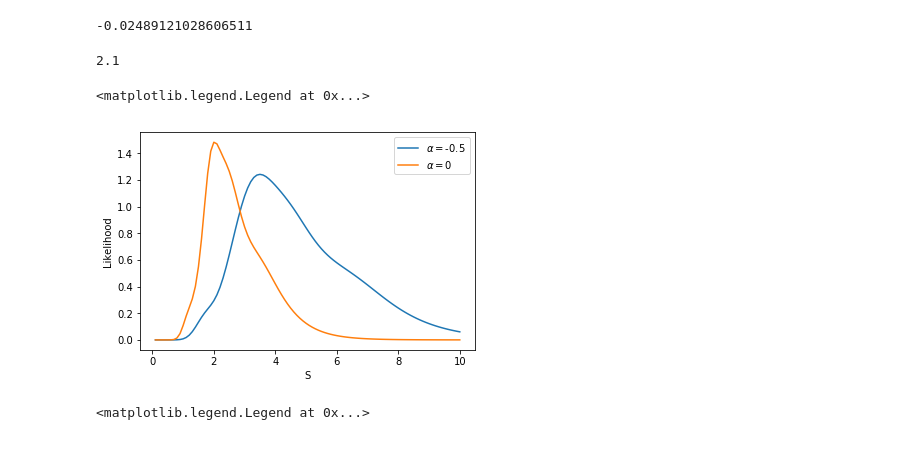
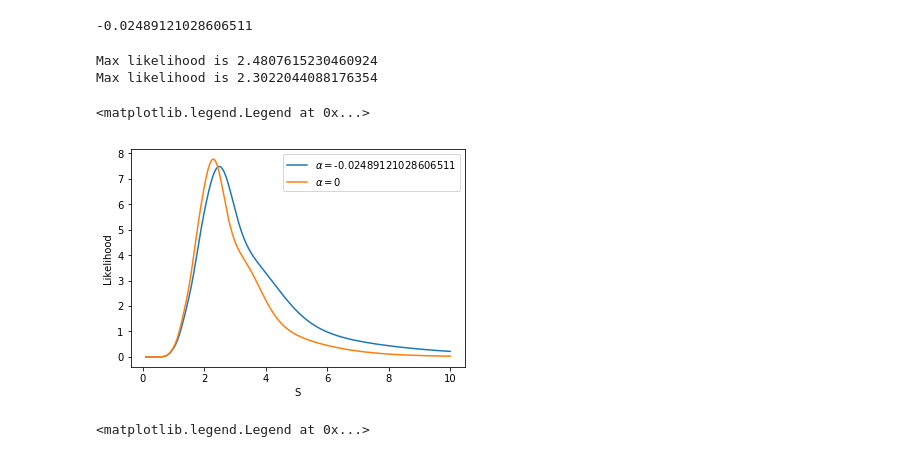
Before and after one commit to katemarvel/WCRP_ECS, a Jupyter notebook: ForwardModel.ipynb, the cells around one changed output. Saved outputs shown, nothing was run; the diff lists cells and outputs as text; code cells hidden in the pictures.

```diff
--- a/ForwardModel.ipynb
+++ b/ForwardModel.ipynb
@@ -22,7 +22,7 @@ is equal to the equilibrium sensitivity ($S=S_{hist}$).
 
 We have observations of the temperature change $\Delta T$ and the rate of ocean heat uptake $\Delta Q$ (roughly equivalent to the TOA imbalance because the land heat capacity is negligible).  We can estimate the radiative forcing $\Delta F$ from inventories of CO$_2$ emissons and aerosol burden.  The uncertainites in these quantities are (initially) assumed to be Gaussian).
 # %%
-nsamp=100
+
 dT = np.random.normal(loc=0.91,scale=0.11/1.96,size=nsamp)
 dQ = np.random.normal(0.61,0.14/1.96,size=nsamp)
 # %% [markdown]
@@ -201,7 +205,7 @@ Let's also assume that forcing is
 $$\Delta F_{LGM} = N(-8.8,2.0)$$
 Once again, we can calculate the kernel density. For a given ECS and
 # %%
-nsamp=100
+
 dT_LGM = np.random.normal(loc=-5.0,scale=1.0,size=nsamp)
 dF_LGM = np.random.normal(loc=-8.8,scale=2.0,size=nsamp)
 values_LGM = np.zeros((2,nsamp))
@@ -215,8 +219,10 @@ ax.set_ylabel(r"$\Delta F$")
 ax.set_xlabel(r"$\Delta T$")
 plot_complex_line(3,0,ax=ax,label="ECS=3, no state dep")
 
+#plot_complex_line(3,-.1,label=r"ECS=3, $\alpha=-0.1$")
 plot_complex_line(3,-.1,label=r"ECS=3, $\alpha=-0.1$")
-plot_complex_line(3,-.2,label=r"ECS=3, $\alpha=-0.2$")
+plot_complex_line(4,-.1,label=r"ECS=4, $\alpha=-0.1$")
+plot_complex_line(4,0,label=r"ECS=4, $\alpha=0$")
 plt.legend()
 # %% [output]
 <matplotlib.legend.Legend at 0x...>
@@ -224,12 +230,12 @@ plt.legend()
 # %%
-def get_LGM_likelihood(alpha,plot=True):
+def get_LGM_likelihood(alpha,plot=True,print_max_likelihood=False):
     likelihood_LGM = []
 
     Ts = np.linspace(-10,0,nsamp)
     S_possibilities = np.linspace(.1,10,num=nsamp)
     for S in S_possibilities:
         #the plane is given by
-        Fs=Ts*(F2x+alpha*Ts)/S
+        Fs=Ts*(F2x/S+alpha*Ts)
         #now evaluate the kernel density on the plane using kde
         Svals=np.vstack((Ts,Fs))
         likelihood_LGM += [np.sum(kde_LGM(Svals))]
@@ -237,6 +243,8 @@ def get_LGM_likelihood(alpha,plot=True):
         plt.plot(S_possibilities,likelihood_LGM,label=r"$\alpha=$"+str(alpha))
         plt.xlabel("S")
         plt.ylabel("Likelihood")
+    if print_max_likelihood:
+        print("Max likelihood is "+str(S_possibilities[np.argmax(likelihood_LGM)]))
     else:
         return likelihood_LGM
 # %%
@@ -347,17 +454,18 @@ alpha_erf
 # %% [output]
 -0.02489121028606511
 # %%
-get_LGM_likelihood(alpha=-.5)
-get_LGM_likelihood(alpha=0)
-lgm_giss=get_LGM_likelihood(alpha=alpha_erf,plot=False)
-lgm_0=get_LGM_likelihood(alpha=0,plot=False)
-print(np.linspace(.1,10,num=nsamp)[np.argmax(lgm_giss)])
-np.linspace(.1,10,num=nsamp)[np.argmax(lgm_0)]
+get_LGM_likelihood(alpha=alpha_erf,print_max_likelihood=True)
+get_LGM_likelihood(alpha=0,print_max_likelihood=True)
+#lgm_giss=get_LGM_likelihood(alpha=alpha_erf,plot=False)
+#lgm_0=get_LGM_likelihood(alpha=0,plot=False)
+#print(np.linspace(.1,10,num=nsamp)[np.argmax(lgm_giss)])
+#np.linspace(.1,10,num=nsamp)[np.argmax(lgm_0)]
 plt.legend()
 # %% [output]
-2.1
+Max likelihood is 2.4807615230460924
+Max likelihood is 2.3022044088176354
 <matplotlib.legend.Legend at 0x...>
-[figure, old version]
+[figure, new version]
 # %%
 Fi_solar=[-45.28,-22.64,-11.32,-4.53,4.53,11.32]
 Fa_solar=[-45.87,-22.94,-11.47,-4.59,4.59,11.47]
```
Also changed, not shown: parts of 23 cells of this notebook.
